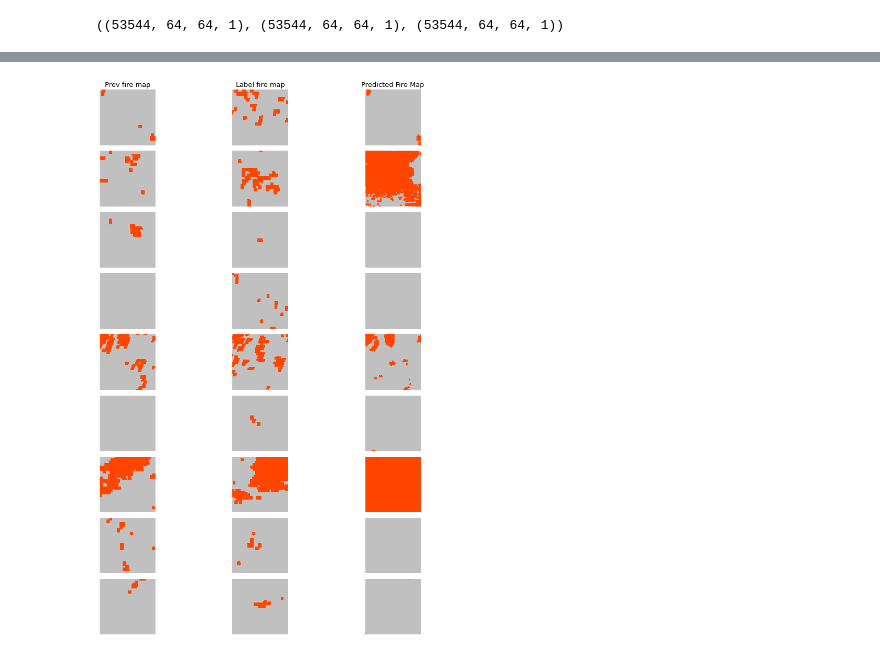
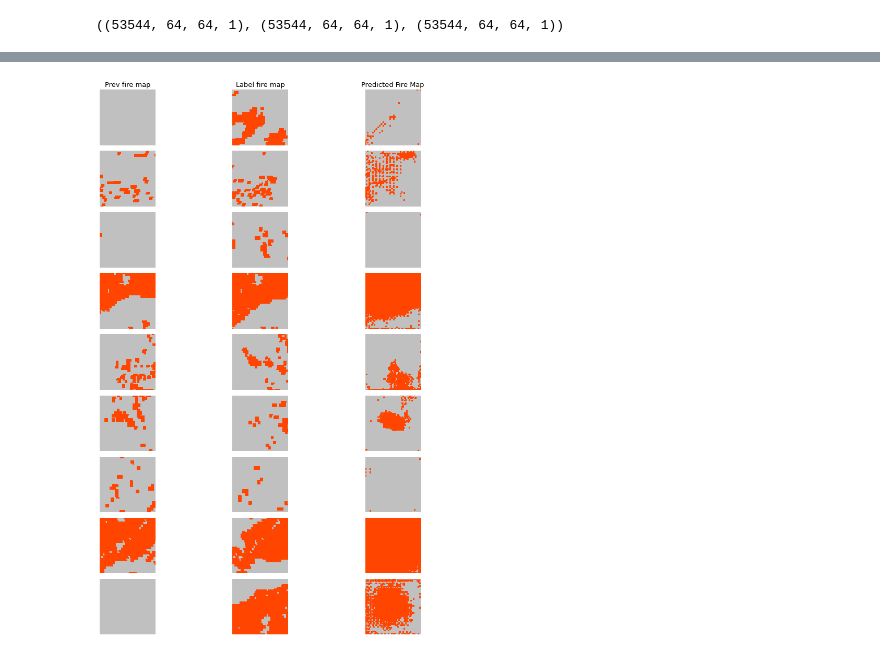
Before and after one commit to KamenShah/Wildfire_Spread_Prediction, a Jupyter notebook: model_training.ipynb, the cells around one changed output, grey strips where cells are left out. Saved outputs shown, nothing was run; the diff lists cells and outputs as text; code cells hidden in the pictures.

```diff
--- a/model_training.ipynb
+++ b/model_training.ipynb
@@ -1819,0 +1920,6 @@ plt.savefig("all_dimen.png", dpi=400)
+# %%
+# Reshape label and predictions
+
+labels = labels.reshape(-1, 64, 64, 1)
+mc_ensemble_pred = mc_ensemble_pred.reshape(-1, 64, 64, 1)
+labels.shape, mc_ensemble_pred.shape
@@ -1819,0 +1935,8 @@ plt.savefig("all_dimen.png", dpi=400)
+# %%
+with tf.device('/CPU:0'):
+
+    m = tf.keras.metrics.Accuracy()
+    m.reset_state()
+    m.update_state(labels, mc_ensemble_pred)
+
+    print(f'Accuracy: {m.result().numpy()}')
@@ -1819,0 +2000,27 @@ plt.savefig("all_dimen.png", dpi=400)
+# %%
+test_iter = iter(test_ds)
+inputs, labels = next(test_iter)
+
+
+fig = plt.figure(figsize=(15,15))
+
+
+
+TITLES = ['Prev fire map', 'Label fire map', 'Predicted Fire Map']
+CMAP = colors.ListedColormap(['black', 'silver', 'orangered'])
+BOUNDS = [-1, -0.1, 0.001, 1]
+NORM = colors.BoundaryNorm(BOUNDS, CMAP.N)
+n_rows = 9
+for i in range(n_rows):
+  for j in range(len(TITLES)):
+    plt.subplot(n_rows, 3 + 1, i * (3 + 1) + j + 1)
+    if i == 0:
+      plt.title(TITLES[j], fontsize=13)
+    if j == 0 :
+      plt.imshow(inputs[i, :, :, -1], cmap=CMAP, norm=NORM)
+    if j == 1:
+      plt.imshow(labels[i, :, :], cmap=CMAP, norm=NORM)
+    if j == 2:
+      plt.imshow(mc_ensemble_pred.reshape(-1, 64, 64, 1)[i], cmap=CMAP, norm=NORM)
+    plt.axis('off')
+plt.tight_layout()
@@ -2202,31 +2362,33 @@ U-Net: f1=0.669 auc=0.719
 # %%
 test_iter = iter(test_ds)
-inputs, labels = next(test_iter)
+x  = 1
+for i in range(x):
+    inputs, labels = next(test_iter)
 sampleInputs, sampleLabels = next(test_iter)
 samplePreds = (unet.predict(sampleInputs) > 0.3).astype("float32")
 
 
 fig = plt.figure(figsize=(15,15))
 
 
 
 TITLES = ['Prev fire map', 'Label fire map', 'Predicted Fire Map']
 CMAP = colors.ListedColormap(['black', 'silver', 'orangered'])
 BOUNDS = [-1, -0.1, 0.001, 1]
 NORM = colors.BoundaryNorm(BOUNDS, CMAP.N)
 n_rows = 9
 for i in range(n_rows):
   for j in range(len(TITLES)):
     plt.subplot(n_rows, 3 + 1, i * (3 + 1) + j + 1)
     if i == 0:
       plt.title(TITLES[j], fontsize=13)
     if j == 0 :
       plt.imshow(sampleInputs[i, :, :, -1], cmap=CMAP, norm=NORM)
     if j == 1:
       plt.imshow(sampleLabels[i, :, :], cmap=CMAP, norm=NORM)
     if j == 2:
       plt.imshow(samplePreds[i, :, :], cmap=CMAP, norm=NORM)
     plt.axis('off')
 plt.tight_layout()
 # %% [output]
-[figure, old version]
+[figure, new version]
```
Also changed, not shown: parts of 32 cells of this notebook, 5 other files.
